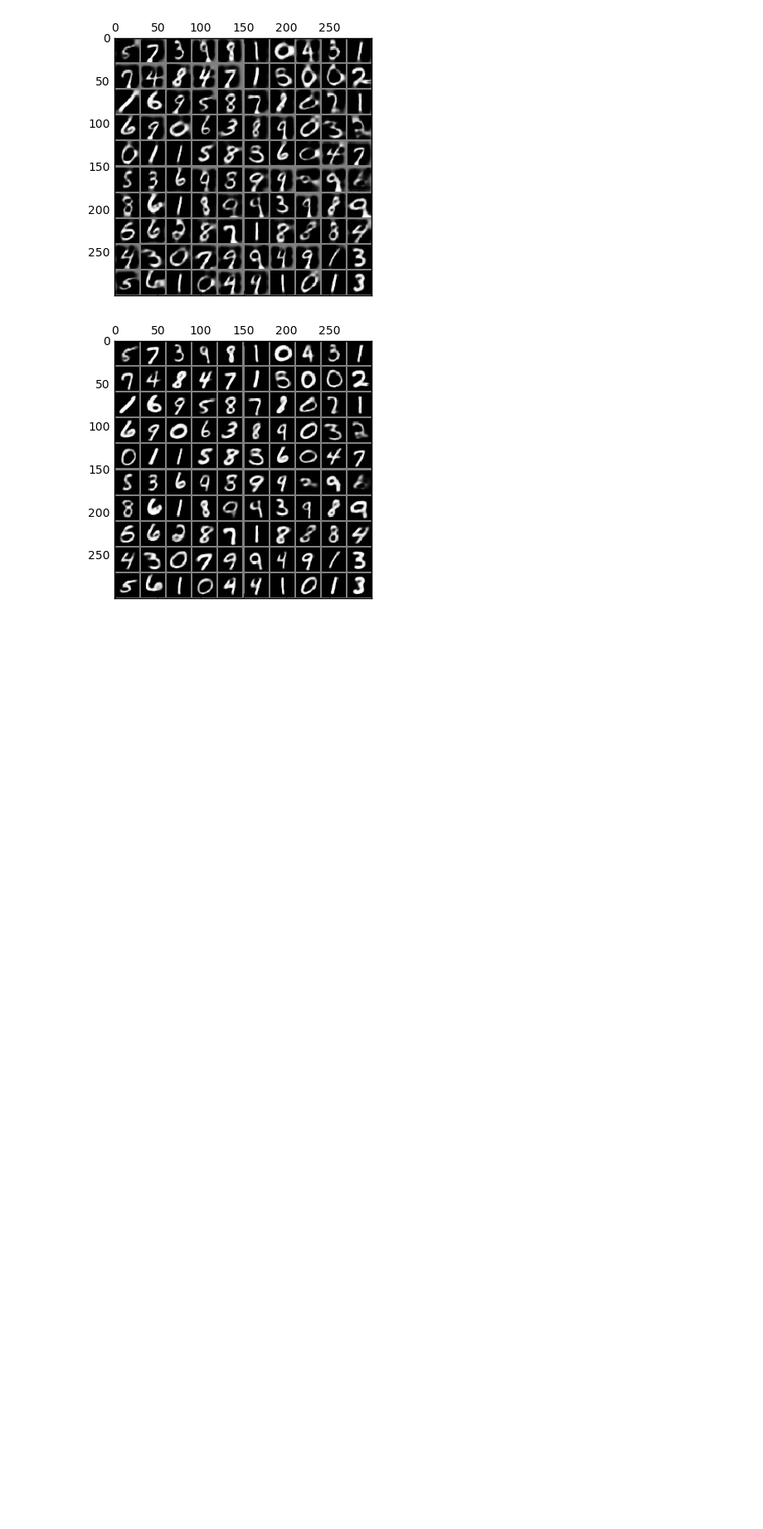
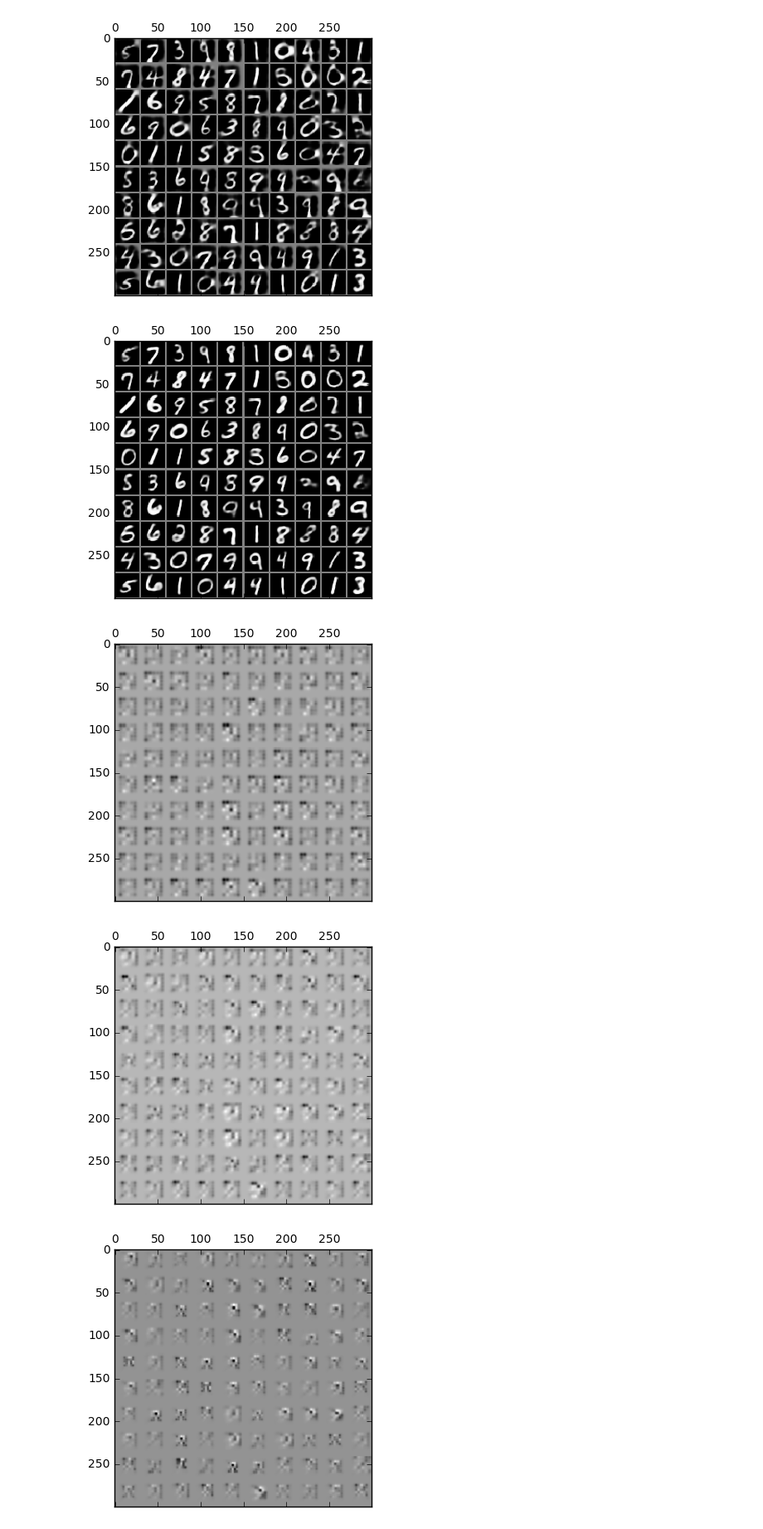
Before and after one commit to atulkum/paper_implementation, a Jupyter notebook: Draw.ipynb, the cells around one changed output. Shown at 83% size. Saved outputs shown, nothing was run; the diff lists cells and outputs as text; code cells hidden in the pictures; blank space fills up the shorter version.

```diff
--- a/Draw.ipynb
+++ b/Draw.ipynb
@@ -13,7 +13,7 @@ import numpy as np
 batch_size = 100
 img_sz = 28
 img_len = img_sz*img_sz
-n_itr = 10000
+n_itr = 50000
 n_class = 10
 lstm_size = 256
 T = 10
@@ -265,3 +291,11 @@ for t in range(T):
 [figure]
 [figure]
 [figure]
+# %%
+for t in range(T):
+    img=xrecons_grid(X[t,:,:],B,A)
+    plt.matshow(img,cmap=plt.cm.gray)
+# %% [output]
+[figure, added]
+[figure, added]
+[figure, added]
```
Also changed, not shown: parts of 4 cells of this notebook.
